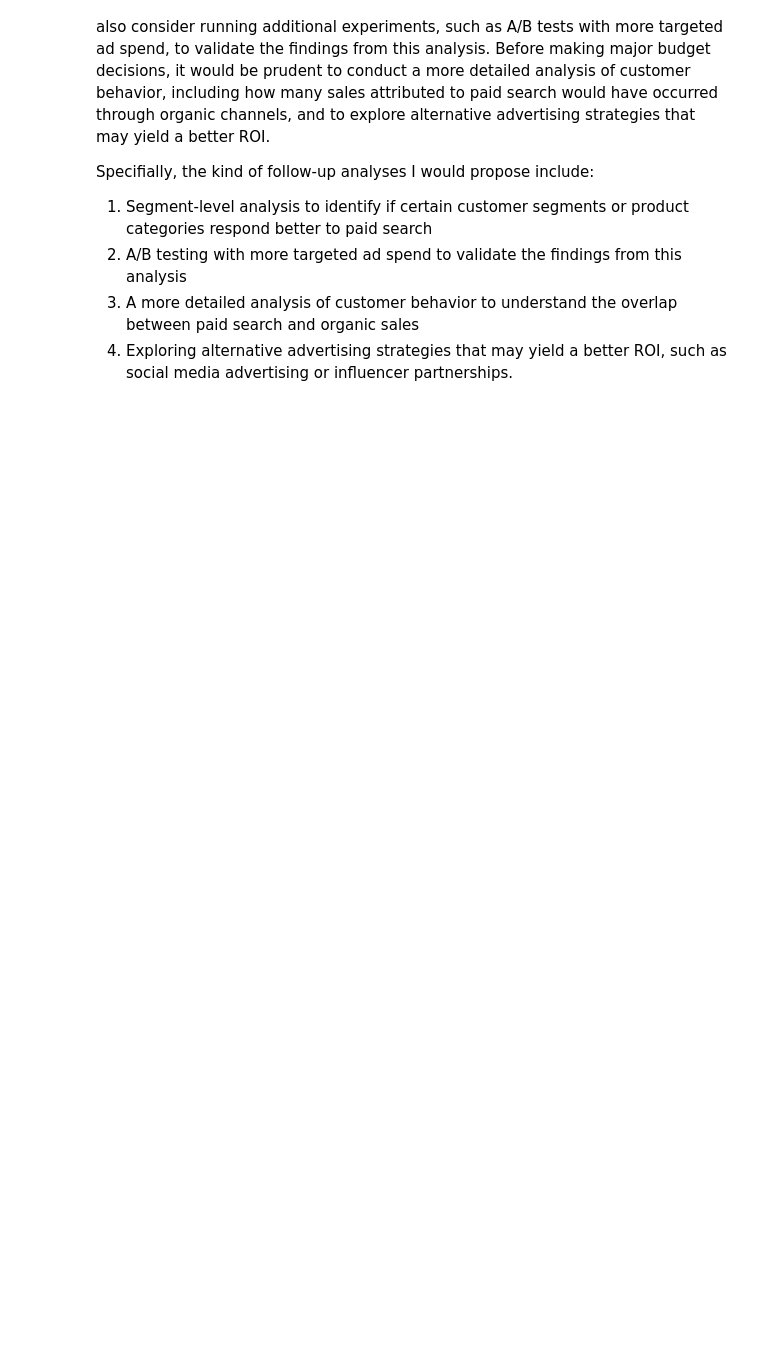
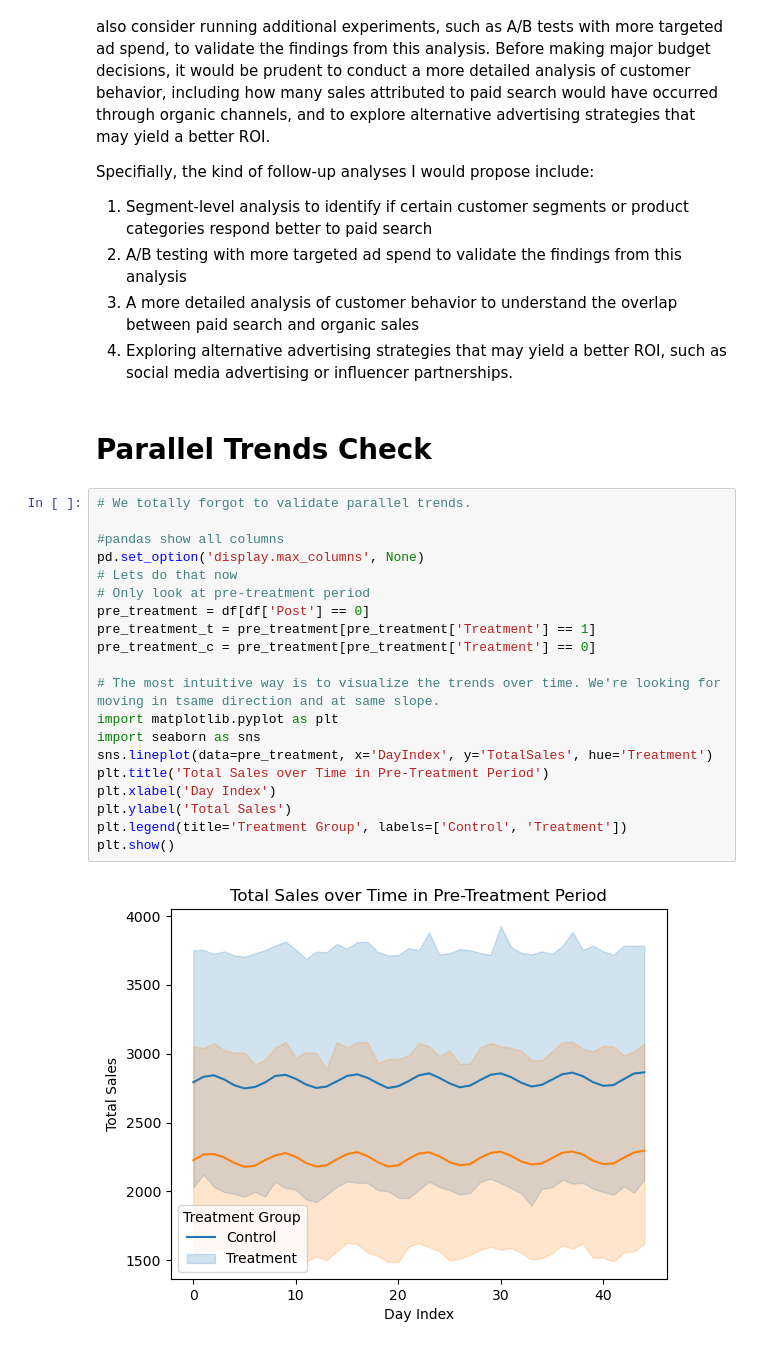
Before and after one commit to nsnatthapat/eBay-paid-search-DMA-causal-analysis-roi, a Jupyter notebook: eBay.ipynb, the cells around one changed output. Cells and saved outputs as stored; diff of their text form; blank space fills up the shorter version.

Commit message:
added parallel trends check during pre-treament period in notebook

```diff
--- a/eBay.ipynb
+++ b/eBay.ipynb
@@ -584,3 +584,27 @@ Specifially, the kind of follow-up analyses I would propose include:
 2. A/B testing with more targeted ad spend to validate the findings from this analysis
 3. A more detailed analysis of customer behavior to understand the overlap between paid search and organic sales
 4. Exploring alternative advertising strategies that may yield a better ROI, such as social media advertising or influencer partnerships.
+# %% [markdown]
+# Parallel Trends Check
+# %%
+# We totally forgot to validate parallel trends.
+
+#pandas show all columns
+pd.set_option('display.max_columns', None)
+# Lets do that now
+# Only look at pre-treatment period
+pre_treatment = df[df['Post'] == 0]
+pre_treatment_t = pre_treatment[pre_treatment['Treatment'] == 1]
+pre_treatment_c = pre_treatment[pre_treatment['Treatment'] == 0]
+
+# The most intuitive way is to visualize the trends over time. We're looking for moving in tsame direction and at same slope.
+import matplotlib.pyplot as plt
+import seaborn as sns
+sns.lineplot(data=pre_treatment, x='DayIndex', y='TotalSales', hue='Treatment')
+plt.title('Total Sales over Time in Pre-Treatment Period')
+plt.xlabel('Day Index')
+plt.ylabel('Total Sales')
+plt.legend(title='Treatment Group', labels=['Control', 'Treatment'])
+plt.show()
+# %% [output]
+[figure, added]
```
Also changed, not shown: parts of 9 cells of this notebook, 1 other file.
